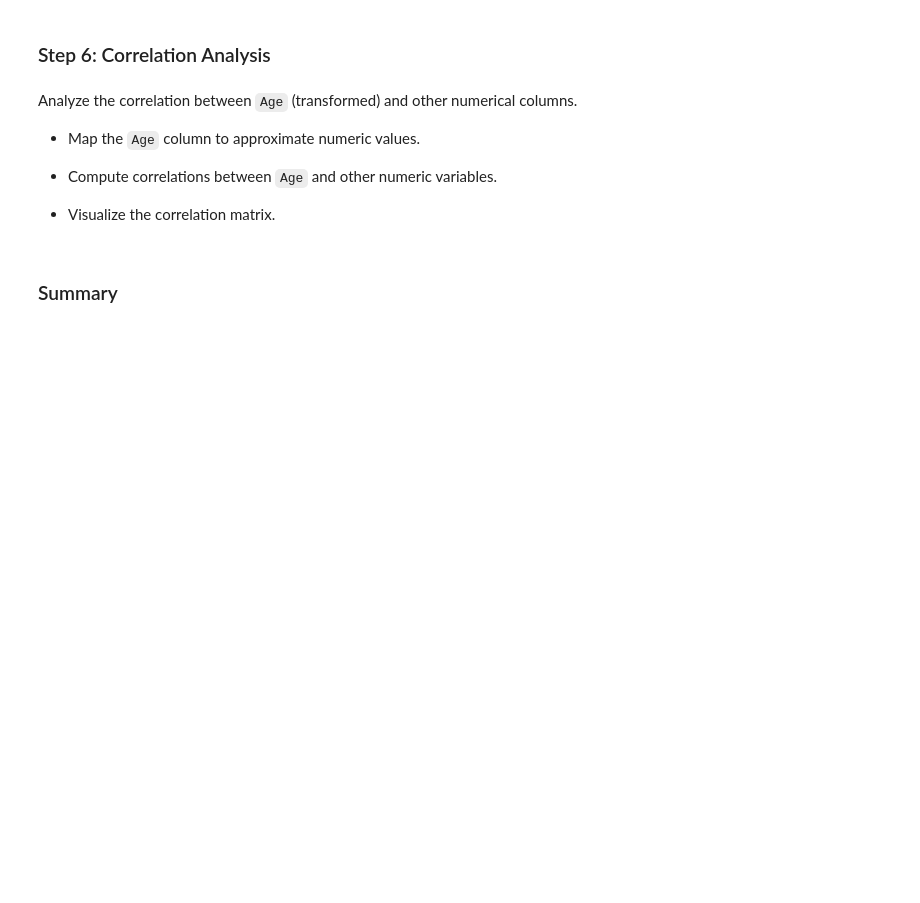
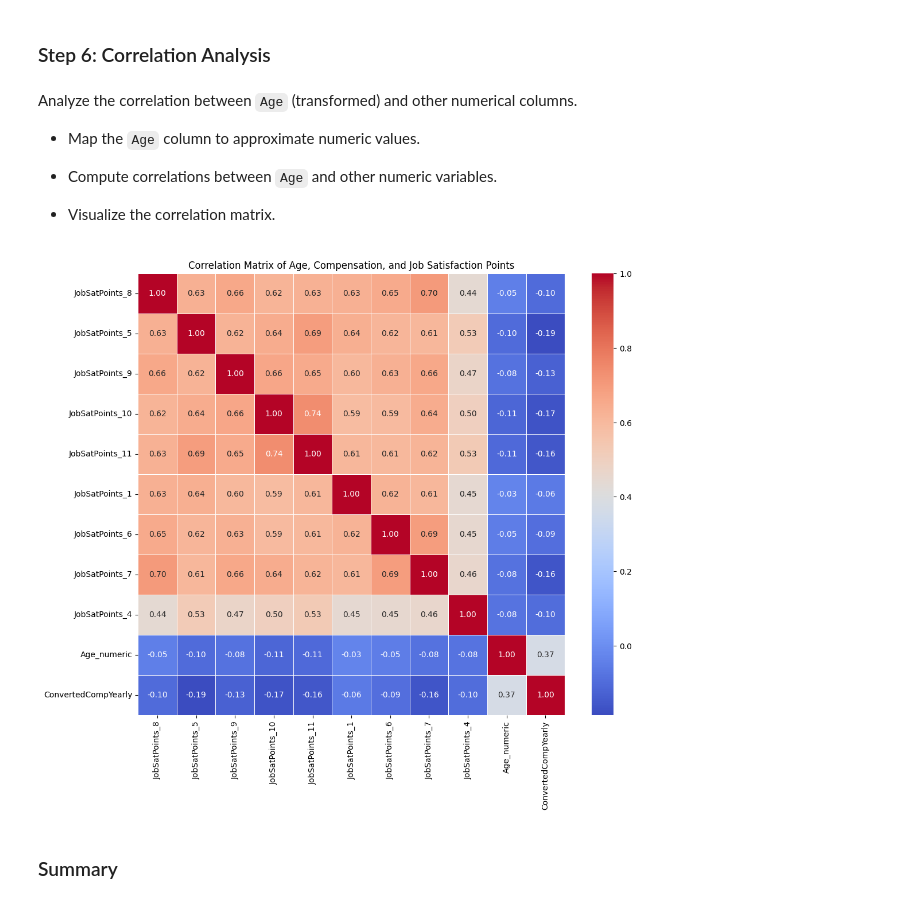
Before and after one commit to Sumant-crty/IBM-Data-Analyst-Capstone-Project, a Jupyter notebook: Lab 12 Finding Outliers.ipynb, the cells around one changed output. Cells and saved outputs as stored; diff of their text form; code cells hidden in the pictures; blank space fills up the shorter version.

```diff
--- a/Lab 12 Finding Outliers.ipynb
+++ b/Lab 12 Finding Outliers.ipynb
@@ -45,0 +64,13 @@ df.head()
+# %%
+# Create a new DataFrame excluding rows with outliers in ConvertedCompYearly
+# We will use the IQR bounds calculated in the previous step.
+# Rows with NaN in ConvertedCompYearly are kept, as they are not numerical outliers.
+df_cleaned = df[(df['ConvertedCompYearly'] >= lower_bound) & (df['ConvertedCompYearly'] <= upper_bound) | (df['ConvertedCompYearly'].isna())].copy()
+
+# Validate the size of the new DataFrame
+print(f"Original DataFrame size: {len(df)}")
+print(f"Cleaned DataFrame size (after removing compensation outliers): {len(df_cleaned)}")
+print(f"Number of compensation outliers removed: {len(df) - len(df_cleaned)}")
+
+# Display the head of the new DataFrame
+display(df_cleaned.head())
@@ -99,3 +230,38 @@ Analyze the correlation between `Age` (transformed) and other numerical columns.
+# %%
+# Map the Age column to approximate numeric values
+age_mapping = {
+    'Under 18 years old': 15,
+    '18-24 years old': 21,
+    '25-34 years old': 30,
+    '35-44 years old': 40,
+    '45-54 years old': 50,
+    '55-64 years old': 60,
+    '65 years or older': 70
+}
+
+df_cleaned['Age_numeric'] = df_cleaned['Age'].map(age_mapping)
+
+# Select numerical columns for correlation analysis
+# We'll include 'Age_numeric', 'ConvertedCompYearly', and 'JobSatPoints_X' columns.
+numeric_cols_for_corr = ['Age_numeric', 'ConvertedCompYearly']
+for col in df_cleaned.columns:
+    if col.startswith('JobSatPoints_') and df_cleaned[col].dtype in ['int64', 'float64']:
+        numeric_cols_for_corr.append(col)
+
+# Remove duplicates and ensure all selected columns exist
+numeric_cols_for_corr = list(set(numeric_cols_for_corr))
+numeric_cols_for_corr = [col for col in numeric_cols_for_corr if col in df_cleaned.columns]
+
+# Compute correlations
+correlation_matrix = df_cleaned[numeric_cols_for_corr].corr()
+
+# Visualize the correlation matrix
+plt.figure(figsize=(12, 10))
+sns.heatmap(correlation_matrix, annot=True, cmap='coolwarm', fmt=".2f", linewidths=.5)
+plt.title('Correlation Matrix of Age, Compensation, and Job Satisfaction Points')
+plt.show()
+# %% [output]
+[figure, added]
 # %% [markdown]
 <h3> Summary </h3>
 # %% [markdown]
```
Also changed, not shown: parts of 12 cells of this notebook.
